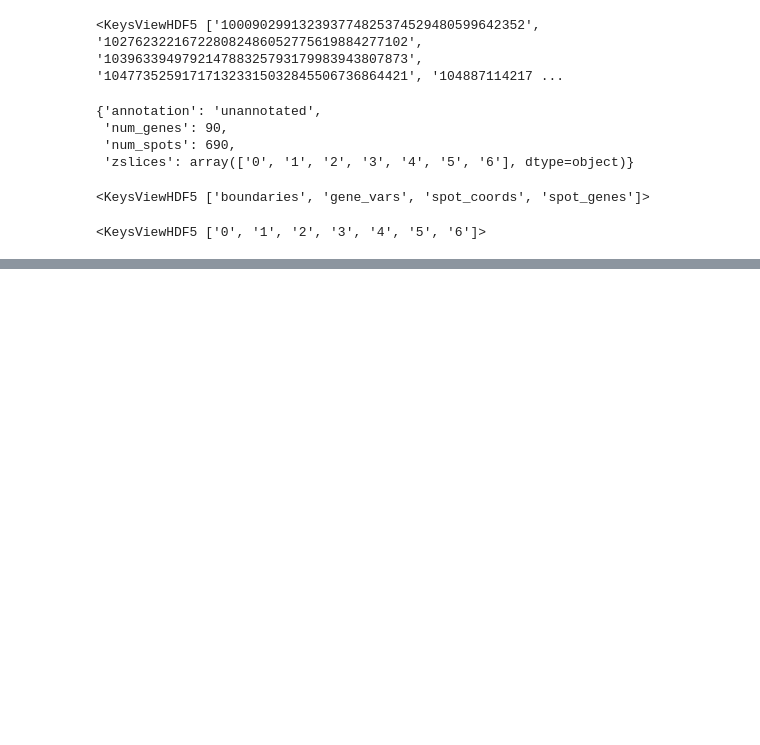
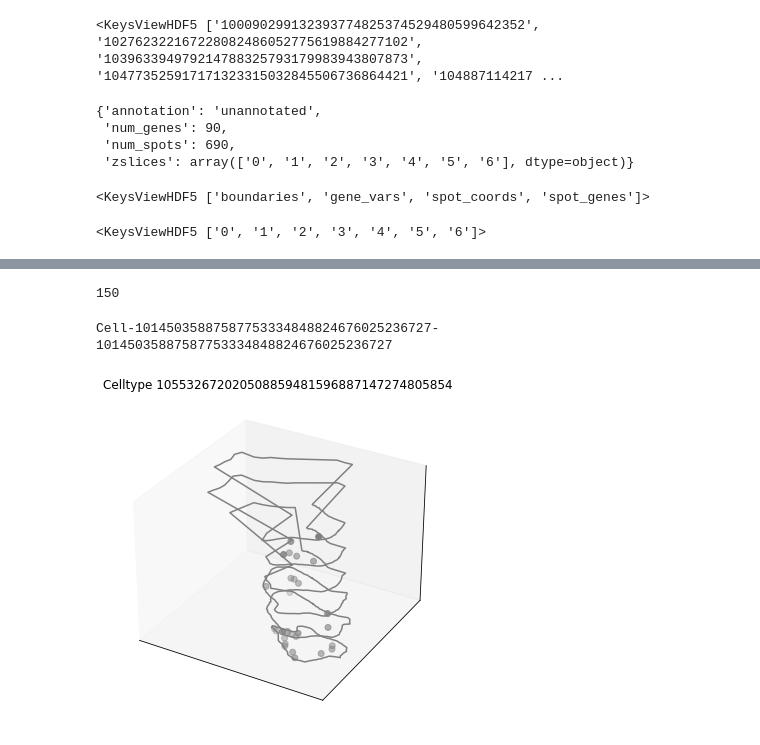
Before and after one commit to salzman-lab/SPRAWL, a Jupyter notebook: analysis/pisco_MERFISH_preprocessing_sandbox.ipynb, the cells around one changed output, grey strips where cells are left out. Saved outputs shown, nothing was run; the diff lists cells and outputs as text; code cells hidden in the pictures; blank space fills up the shorter version.

Commit message:
Kidney Liver preprocessing finished script

```diff
--- a/analysis/pisco_MERFISH_preprocessing_sandbox.ipynb
+++ b/analysis/pisco_MERFISH_preprocessing_sandbox.ipynb
@@ -319,0 +342,4 @@ b'7'
+# %%
+p = '/scratch/groups/horence/rob/nextflow_workdirs/SLRRP_preprocessing/work/d2/4c88757de2f4c0c70c87023f58f238/spot_assigned_fov.hdf5'
+f = h5py.File(p,'r')
+f
@@ -319,0 +395,15 @@ b'7'
+# %%
+sample = SRRS.HDF5(p)
+cells = sample.cells()
+# %%
+len(cells)
+# %% [output]
+150
+# %%
+cells[0]
+# %% [output]
+Cell-10145035887587753334848824676025236727-10145035887587753334848824676025236727
+# %%
+plotting.plot_cell_3D(cells[2])
+# %% [output]
+[figure, added]
```
Also changed, not shown: parts of 44 cells of this notebook, 15 other files.
